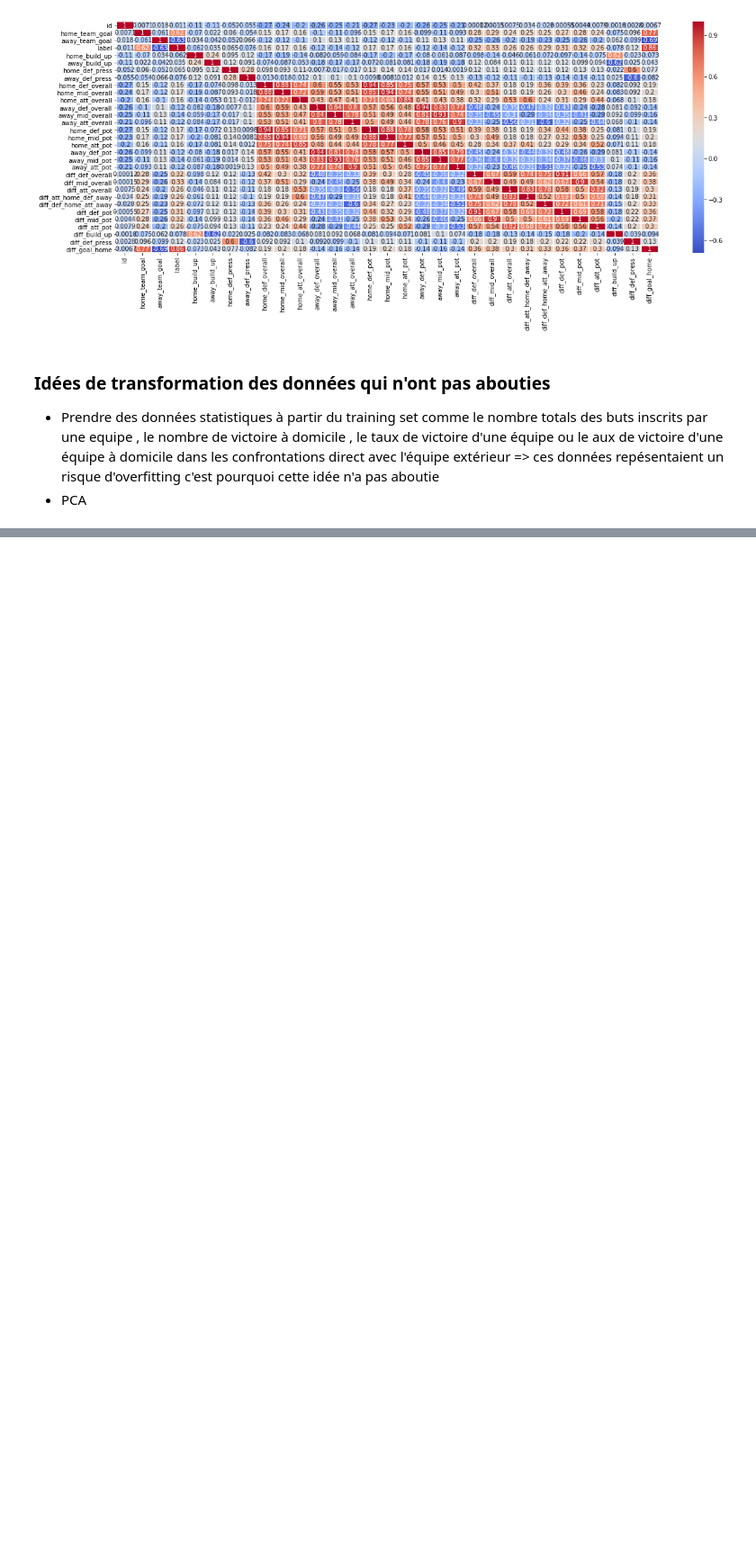
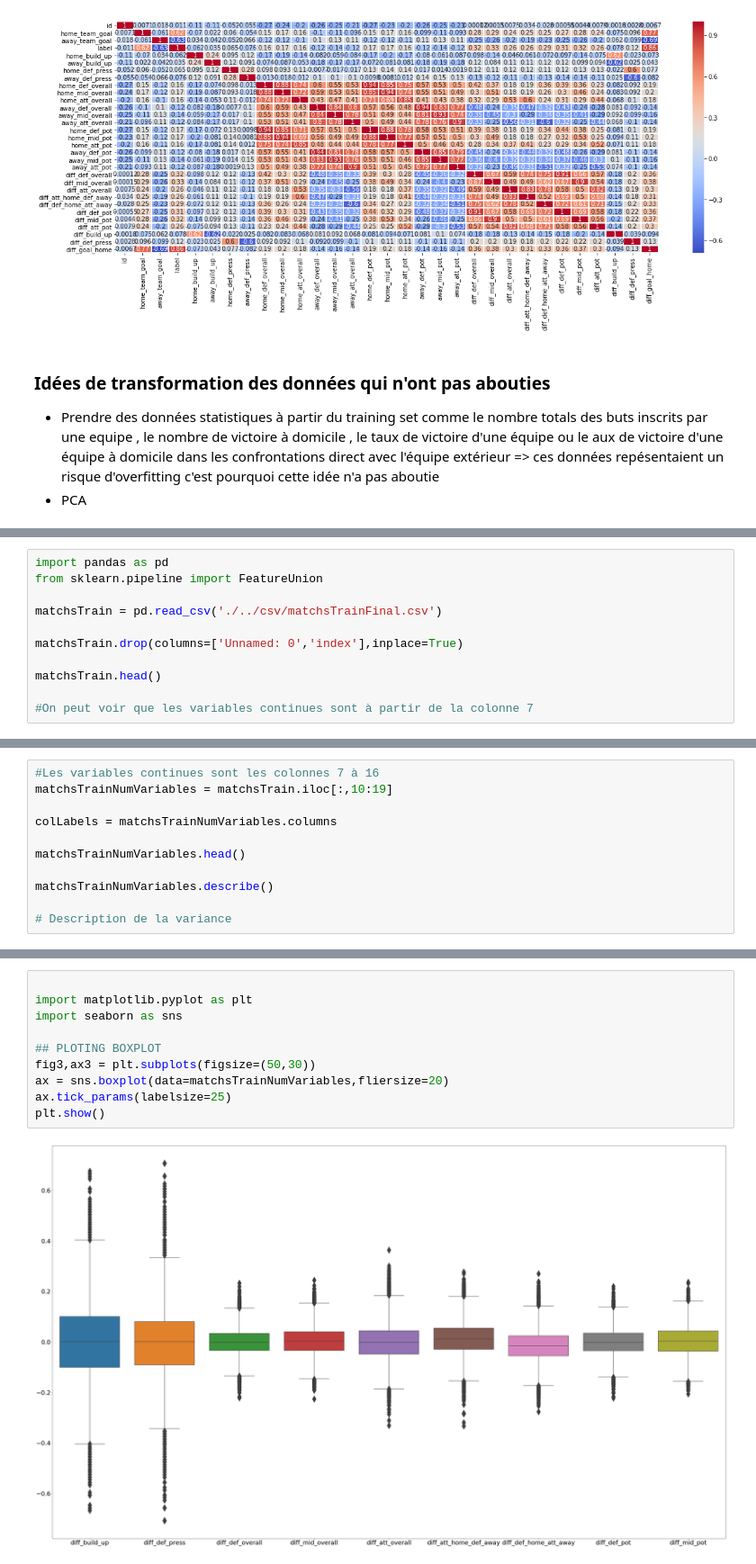
Before and after one commit to baudouinMartelee/Project_Football_Pred, a Jupyter notebook: notebooks/fetch_clean_prepare.ipynb, the cells around one changed output, grey strips where cells are left out. Shown: that part at 90% size. Cells and saved outputs as stored; diff of their text form; blank space fills up the shorter version.

```diff
--- a/notebooks/fetch_clean_prepare.ipynb
+++ b/notebooks/fetch_clean_prepare.ipynb
@@ -576,0 +684,11 @@ sns.heatmap(matchsTrainCopy.corr(),annot=True,cmap='coolwarm', linewidths=1)
+# %%
+import pandas as pd
+from sklearn.pipeline import FeatureUnion
+
+matchsTrain = pd.read_csv('./../csv/matchsTrainFinal.csv')
+
+matchsTrain.drop(columns=['Unnamed: 0','index'],inplace=True)
+
+matchsTrain.head()
+
+#On peut voir que les variables continues sont à partir de la colonne 7
@@ -576,0 +702,11 @@ sns.heatmap(matchsTrainCopy.corr(),annot=True,cmap='coolwarm', linewidths=1)
+# %%
+#Les variables continues sont les colonnes 7 à 16
+matchsTrainNumVariables = matchsTrain.iloc[:,10:19]
+
+colLabels = matchsTrainNumVariables.columns
+
+matchsTrainNumVariables.head()
+
+matchsTrainNumVariables.describe()
+
+# Description de la variance
@@ -576,0 +729,12 @@ sns.heatmap(matchsTrainCopy.corr(),annot=True,cmap='coolwarm', linewidths=1)
+# %%
+
+import matplotlib.pyplot as plt
+import seaborn as sns
+
+## PLOTING BOXPLOT
+fig3,ax3 = plt.subplots(figsize=(50,30))
+ax = sns.boxplot(data=matchsTrainNumVariables,fliersize=20)
+ax.tick_params(labelsize=25)
+plt.show()
+# %% [output]
+[figure, added]
```
Also changed, not shown: parts of 17 cells of this notebook, 2 other files.
